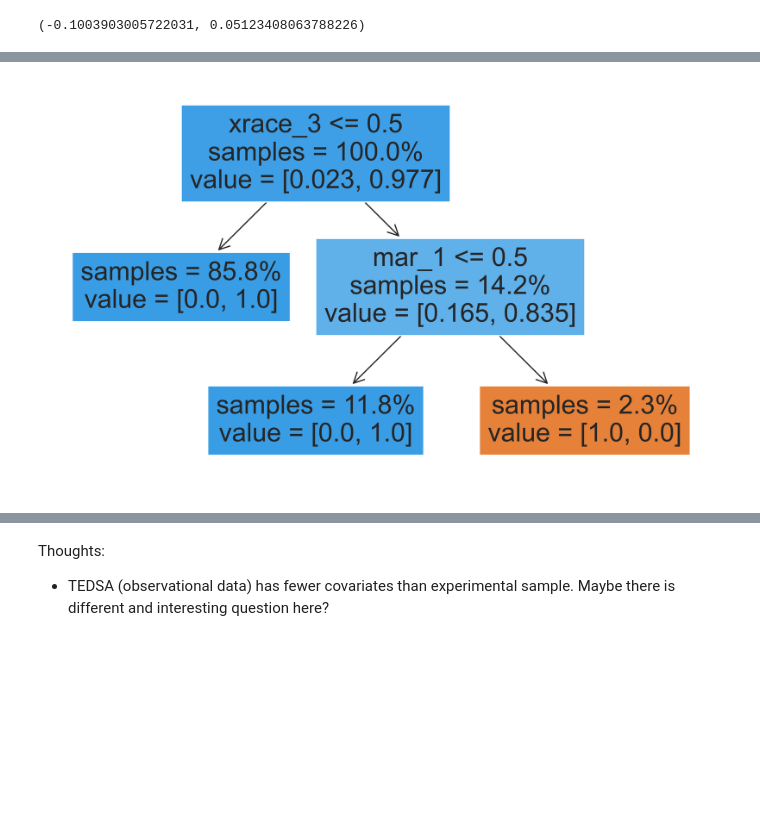
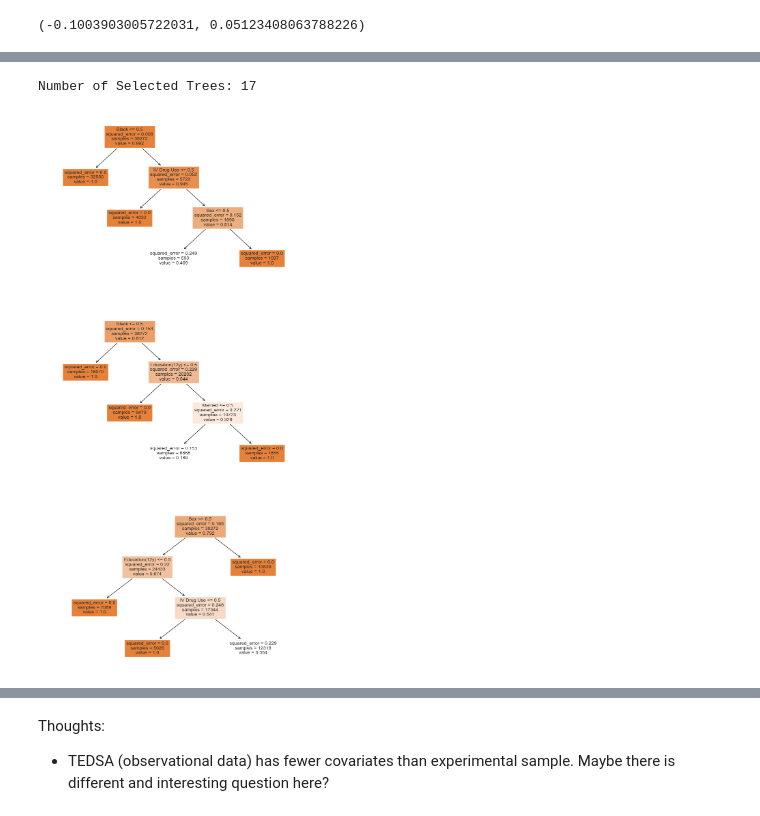
Before and after one commit to harsh-parikh/fuse, a Jupyter notebook: tedsa_analysis.ipynb, the cells around one changed output, grey strips where cells are left out. Saved outputs shown, nothing was run; the diff lists cells and outputs as text; code cells hidden in the pictures; blank space fills up the shorter version.

```diff
--- a/tedsa_analysis.ipynb
+++ b/tedsa_analysis.ipynb
@@ -210,14 +244,38 @@ Optimized Objective (Forest):0.0003
-# %%
-sns.set(font_scale=1)
-fig, ax = plt.subplots(ncols=1, figsize=(10, 6), sharex=True, sharey=True, dpi=600)
-tree.plot_tree(
-    f,
-    ax=ax,
-    feature_names=data_dummy.drop(columns=[outcome, sample, treatment]).columns,
-    filled=True,
-    proportion=True,
-    impurity=False,
-)
-plt.savefig("tedsa_ctn27_.pdf")
-# %% [output]
-[figure, removed]
+# %%
+w_rash = [
+    "w_tree_%d" % (i)
+    for i in range(len(w_forest))
+    if w_forest[i]["local objective"] < 0.875 * baseline_loss
+]
+print("Number of Selected Trees: %d" % (len(w_rash)))
+avg_votes = (D_forest[w_rash].mean(axis=1) >= 0.25).astype(int)
+
+explainer = en.AdaBoostRegressor().fit(X.loc[avg_votes.index], avg_votes)
+
+len(explainer.estimators_)
+
+num_trees = min(3, len(explainer.estimators_))
+fig, ax = plt.subplots(nrows=num_trees, figsize=(10, 7 * num_trees))
+for i in range(num_trees):
+    if num_trees == 1:
+        tree.plot_tree(
+            explainer.estimators_[i],
+            feature_names=X.columns,
+            ax=ax,
+            filled=True,
+            fontsize=10,
+            # proportion=True,
+        )
+    else:
+        tree.plot_tree(
+            explainer.estimators_[i],
+            feature_names=X.columns,
+            ax=ax[i],
+            filled=True,
+            fontsize=10,
+            # proportion=True,
+        )
+plt.savefig("tedsa_ctn27_2.pdf")
+# %% [output]
+Number of Selected Trees: 17
+[figure, added]
```
Also changed, not shown: parts of 19 cells of this notebook, 3 other files.
